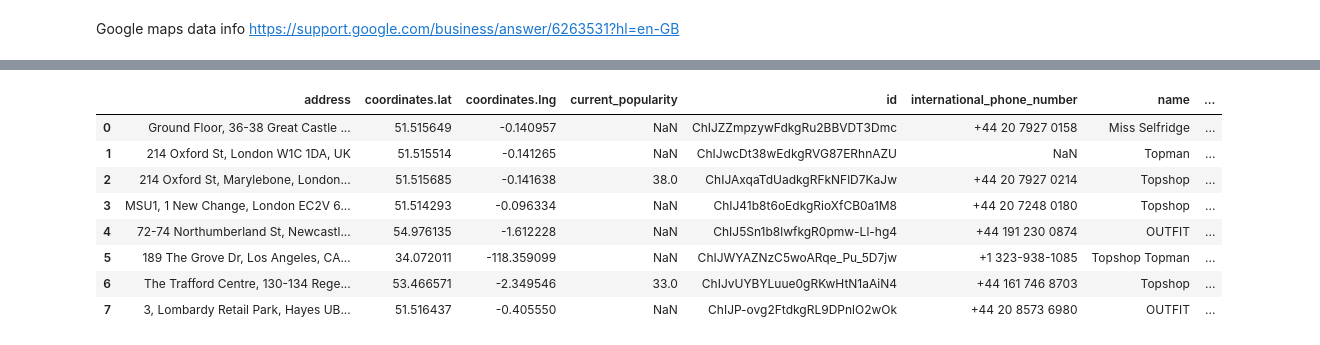
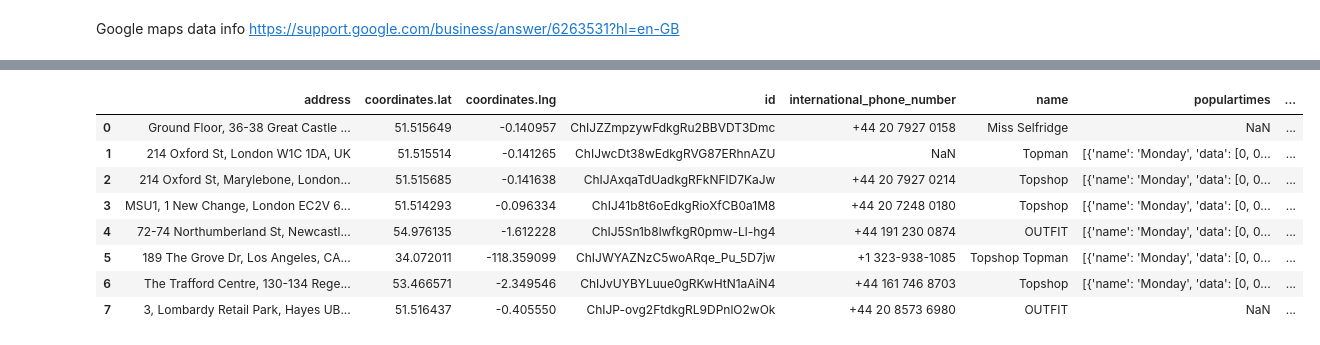
Before and after one commit to ninjananjo/Clothing-Store-Competition, a Jupyter notebook: Store Popular Times.ipynb, the cells around one changed output, grey strips where cells are left out. Saved outputs shown, nothing was run; the diff lists cells and outputs as text; code cells hidden in the pictures.

```diff
--- a/Store Popular Times.ipynb
+++ b/Store Popular Times.ipynb
@@ -58,7 +59,7 @@ for branch_id in df_storelocations['ID']:
 df_storelocations.loc[:,'Brand'] = brands
 
 #Exclude unrecognised brands
-print(sum(df_storelocations['Brand'] == "Unknown"), "unrecognised brands to be exluded")
+print(sum(df_storelocations['Brand'] == "Unknown"), "unrecognised stores to be excluded")
 df_storelocations = df_storelocations[df_storelocations['Brand'] != "Unknown"]
 
 #Add new column with googlemaps search text
@@ -67,5 +68,6 @@ df_storelocations['findplacefromtext']= df_storelocations['Brand'].str.replace("
                                       + ",%20" + df_storelocations['COUNTRY'].str.replace(" ","%20")
 #+ ",%20" + df_storelocations['Address1'].str.replace(" ","%20")\
 
+df_storelocations_rows = df_storelocations.shape[0]
 df_storelocations.head(10)
 # %% [output]
@@ -86,7 +88,7 @@ df_storelocations.head(10)
 #Basic: formatted_address,geometry,icon,id,name,permanently_closed,photos,place_id,plus_code,types,user_ratings_total
 #Contact: opening_hours, open_now,
 #Atmospheric: price_level, rating
-fields='formatted_address,geometry,icon,id,name,permanently_closed,photos,place_id,plus_code,types,user_ratings_total'
+fields='place_id,name,formatted_address,geometry,permanently_closed,plus_code'
 key='AIzaSyBTqRFNpFXp2r8o0lk6tbGIU92_35caKSU'
 # %%
 google_json = pd.DataFrame()
@@ -121,23 +120,29 @@ https://maps.googleapis.com/maps/api/place/findplacefromtext/json?input=Outfit,%
 # %%
 #df_populartimes = populartimes.get_id(key,'ChIJAxqaTdUadkgRFkNFlD7KaJw')
 
 df_populartimes = pd.DataFrame()
 
 for place_id in google_json.loc[:,'place_id']:
     populartimes_json = populartimes.get_id(key,place_id)
     df_populartimes = df_populartimes.append(json_normalize(populartimes_json), sort=True)
 
 df_populartimes.reset_index(drop=True, inplace=True)
-df_populartimes.head(10)
+df_populartimes = df_populartimes.merge(df_storelocations['ID'],left_index=True, right_index = True)
+
+#Check that the number of rows from PopularTimes matches original store info file.
+if df_populartimes.shape[0] != df_storelocations_rows:
+    print("Error - Number of rows has changed. df_storelocations:{} vs df_populartimes:{}".format(df_populartimes.shape[0], df_storelocations_rows))
+else:
+    display(df_populartimes.head(10))
 # %% [output]
-|  | address | coordinates.lat | coordinates.lng | current_popularity | id | international_phone_number | name | ... |
-| 0 | Ground Floor, 36-38 Great Castle ... | 51.515649 | -0.140957 | NaN | ChIJZZmpzywFdkgRu2BBVDT3Dmc | +44 20 7927 0158 | Miss Selfridge | ... |
-| 1 | 214 Oxford St, London W1C 1DA, UK | 51.515514 | -0.141265 | NaN | ChIJwcDt38wEdkgRVG87ERhnAZU | NaN | Topman | ... |
-| 2 | 214 Oxford St, Marylebone, London... | 51.515685 | -0.141638 | 38.0 | ChIJAxqaTdUadkgRFkNFlD7KaJw | +44 20 7927 0214 | Topshop | ... |
-| 3 | MSU1, 1 New Change, London EC2V 6... | 51.514293 | -0.096334 | NaN | ChIJ41b8t6oEdkgRioXfCB0a1M8 | +44 20 7248 0180 | Topshop | ... |
-| 4 | 72-74 Northumberland St, Newcastl... | 54.976135 | -1.612228 | NaN | ChIJ5Sn1b8lwfkgR0pmw-Ll-hg4 | +44 191 230 0874 | OUTFIT | ... |
-| 5 | 189 The Grove Dr, Los Angeles, CA... | 34.072011 | -118.359099 | NaN | ChIJWYAZNzC5woARqe_Pu_5D7jw | +1 323-938-1085 | Topshop Topman | ... |
-| 6 | The Trafford Centre, 130-134 Rege... | 53.466571 | -2.349546 | 33.0 | ChIJvUYBYLuue0gRKwHtN1aAiN4 | +44 161 746 8703 | Topshop | ... |
-| 7 | 3, Lombardy Retail Park, Hayes UB... | 51.516437 | -0.405550 | NaN | ChIJP-ovg2FtdkgRL9DPnlO2wOk | +44 20 8573 6980 | OUTFIT | ... |
+|  | address | coordinates.lat | coordinates.lng | id | international_phone_number | name | populartimes | ... |
+| 0 | Ground Floor, 36-38 Great Castle ... | 51.515649 | -0.140957 | ChIJZZmpzywFdkgRu2BBVDT3Dmc | +44 20 7927 0158 | Miss Selfridge | NaN | ... |
+| 1 | 214 Oxford St, London W1C 1DA, UK | 51.515514 | -0.141265 | ChIJwcDt38wEdkgRVG87ERhnAZU | NaN | Topman | [{'name': 'Monday', 'data': [0, 0... | ... |
+| 2 | 214 Oxford St, Marylebone, London... | 51.515685 | -0.141638 | ChIJAxqaTdUadkgRFkNFlD7KaJw | +44 20 7927 0214 | Topshop | [{'name': 'Monday', 'data': [0, 0... | ... |
+| 3 | MSU1, 1 New Change, London EC2V 6... | 51.514293 | -0.096334 | ChIJ41b8t6oEdkgRioXfCB0a1M8 | +44 20 7248 0180 | Topshop | [{'name': 'Monday', 'data': [0, 0... | ... |
+| 4 | 72-74 Northumberland St, Newcastl... | 54.976135 | -1.612228 | ChIJ5Sn1b8lwfkgR0pmw-Ll-hg4 | +44 191 230 0874 | OUTFIT | [{'name': 'Monday', 'data': [0, 0... | ... |
+| 5 | 189 The Grove Dr, Los Angeles, CA... | 34.072011 | -118.359099 | ChIJWYAZNzC5woARqe_Pu_5D7jw | +1 323-938-1085 | Topshop Topman | [{'name': 'Monday', 'data': [0, 0... | ... |
+| 6 | The Trafford Centre, 130-134 Rege... | 53.466571 | -2.349546 | ChIJvUYBYLuue0gRKwHtN1aAiN4 | +44 161 746 8703 | Topshop | [{'name': 'Monday', 'data': [0, 0... | ... |
+| 7 | 3, Lombardy Retail Park, Hayes UB... | 51.516437 | -0.405550 | ChIJP-ovg2FtdkgRL9DPnlO2wOk | +44 20 8573 6980 | OUTFIT | NaN | ... |
 # %%
 def getNormalPopularity(placeId, day, hour):
```
Also changed, not shown: parts of 8 cells of this notebook.
